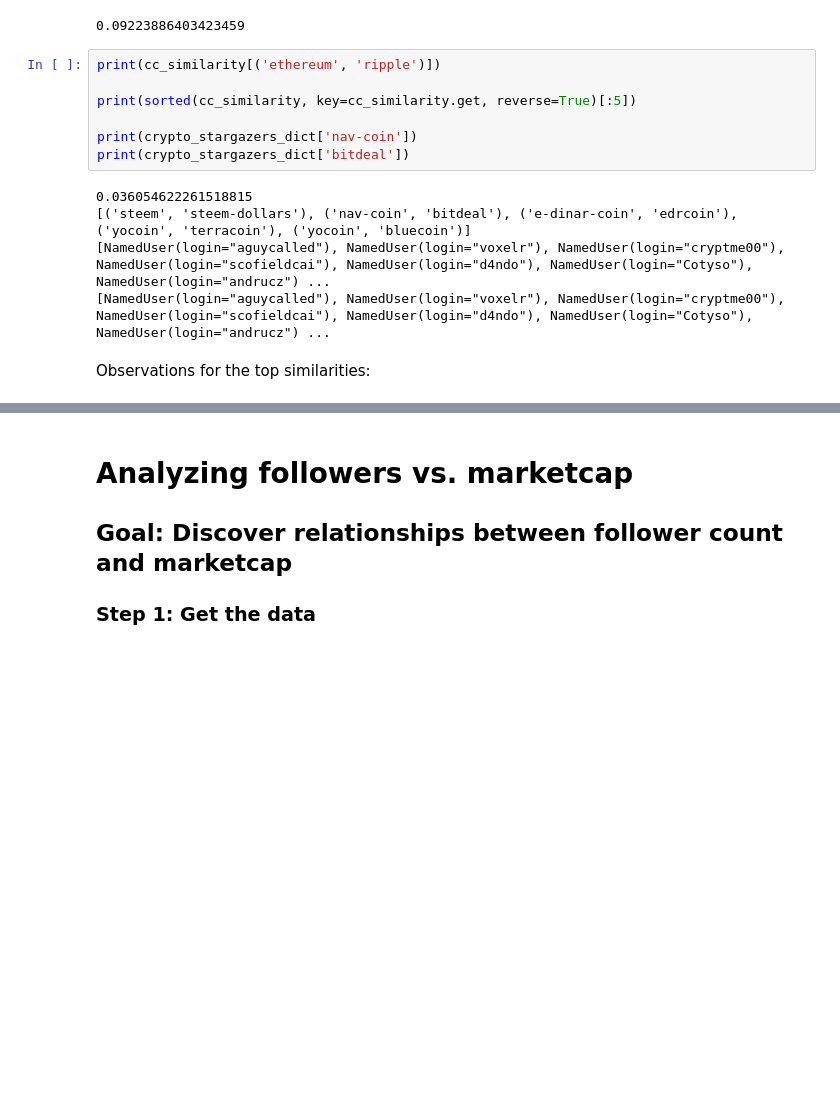
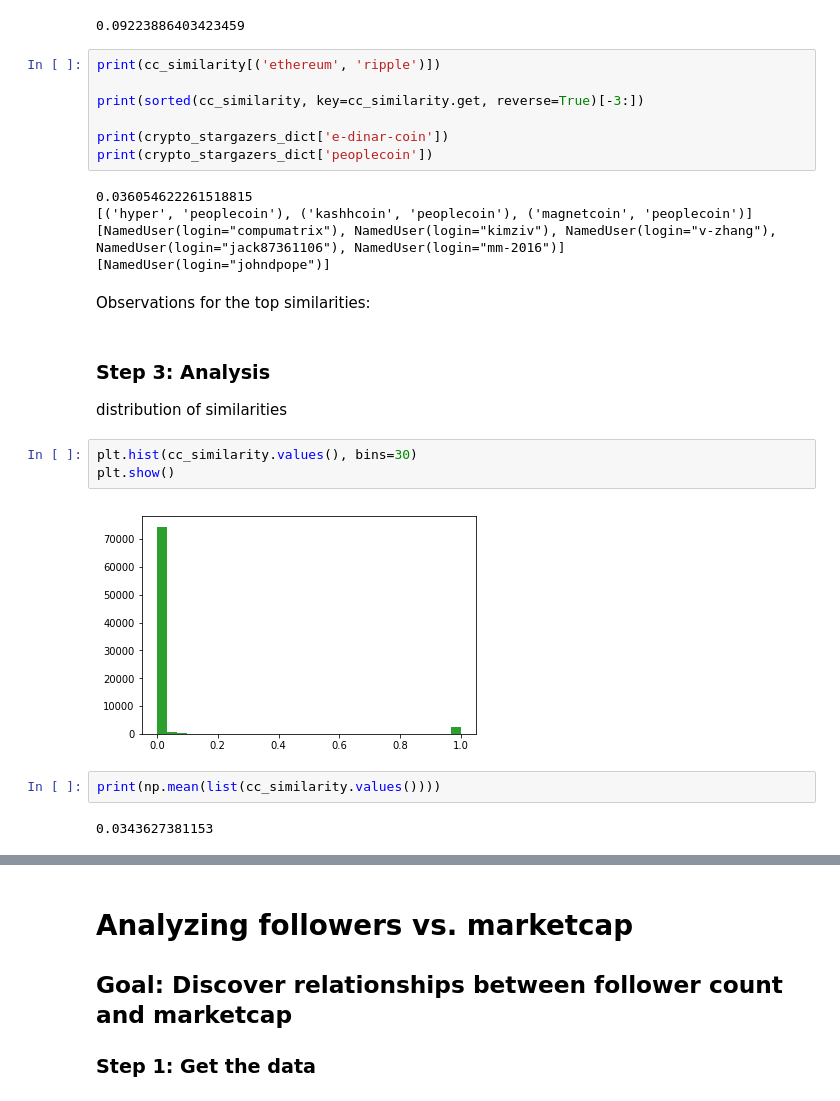
Before and after one commit to cnukaus/02805-Project, a Jupyter notebook: Prelim_analysis.ipynb, the cells around one changed output, grey strips where cells are left out. Saved outputs shown, nothing was run; the diff lists cells and outputs as text; blank space fills up the shorter version.

```diff
--- a/Prelim_analysis.ipynb
+++ b/Prelim_analysis.ipynb
@@ -185,14 +185,27 @@ print(cc_similarity[('bitcoin', 'ethereum')])
 # %%
 print(cc_similarity[('ethereum', 'ripple')])
 
-print(sorted(cc_similarity, key=cc_similarity.get, reverse=True)[:5])
+print(sorted(cc_similarity, key=cc_similarity.get, reverse=True)[-3:])
 
-print(crypto_stargazers_dict['nav-coin'])
-print(crypto_stargazers_dict['bitdeal'])
+print(crypto_stargazers_dict['e-dinar-coin'])
+print(crypto_stargazers_dict['peoplecoin'])
 # %% [output]
 0.036054622261518815
-[('steem', 'steem-dollars'), ('nav-coin', 'bitdeal'), ('e-dinar-coin', 'edrcoin'), ('yocoin', 'terracoin'), ('yocoin', 'bluecoin')]
-[NamedUser(login="aguycalled"), NamedUser(login="voxelr"), NamedUser(login="cryptme00"), NamedUser(login="scofieldcai"), NamedUser(login="d4ndo"), NamedUser(login="Cotyso"), NamedUser(login="andrucz") ...
-[NamedUser(login="aguycalled"), NamedUser(login="voxelr"), NamedUser(login="cryptme00"), NamedUser(login="scofieldcai"), NamedUser(login="d4ndo"), NamedUser(login="Cotyso"), NamedUser(login="andrucz") ...
+[('hyper', 'peoplecoin'), ('kashhcoin', 'peoplecoin'), ('magnetcoin', 'peoplecoin')]
+[NamedUser(login="compumatrix"), NamedUser(login="kimziv"), NamedUser(login="v-zhang"), NamedUser(login="jack87361106"), NamedUser(login="mm-2016")]
+[NamedUser(login="johndpope")]
 # %% [markdown]
 Observations for the top similarities:
+# %% [markdown]
+### Step 3: Analysis
+
+distribution of similarities
+# %%
+plt.hist(cc_similarity.values(), bins=30)
+plt.show()
+# %% [output]
+[figure, added]
+# %%
+print(np.mean(list(cc_similarity.values())))
+# %% [output]
+0.0343627381153
```
Also changed, not shown: parts of 1 cell of this notebook, 1 other file.
